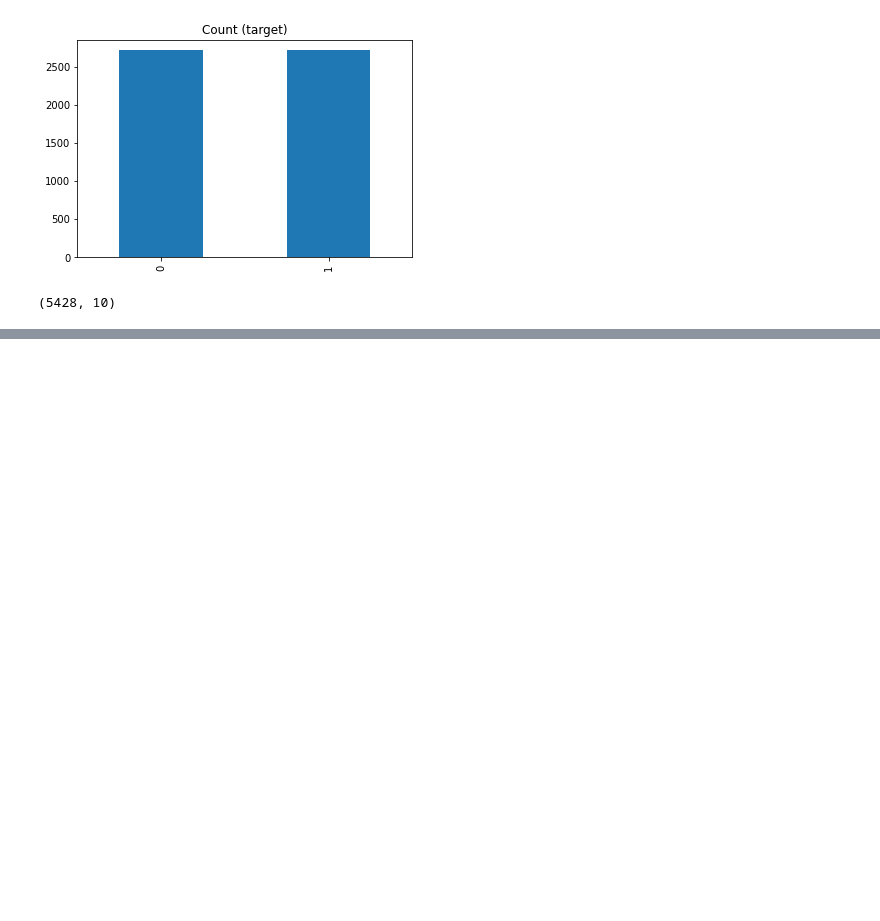
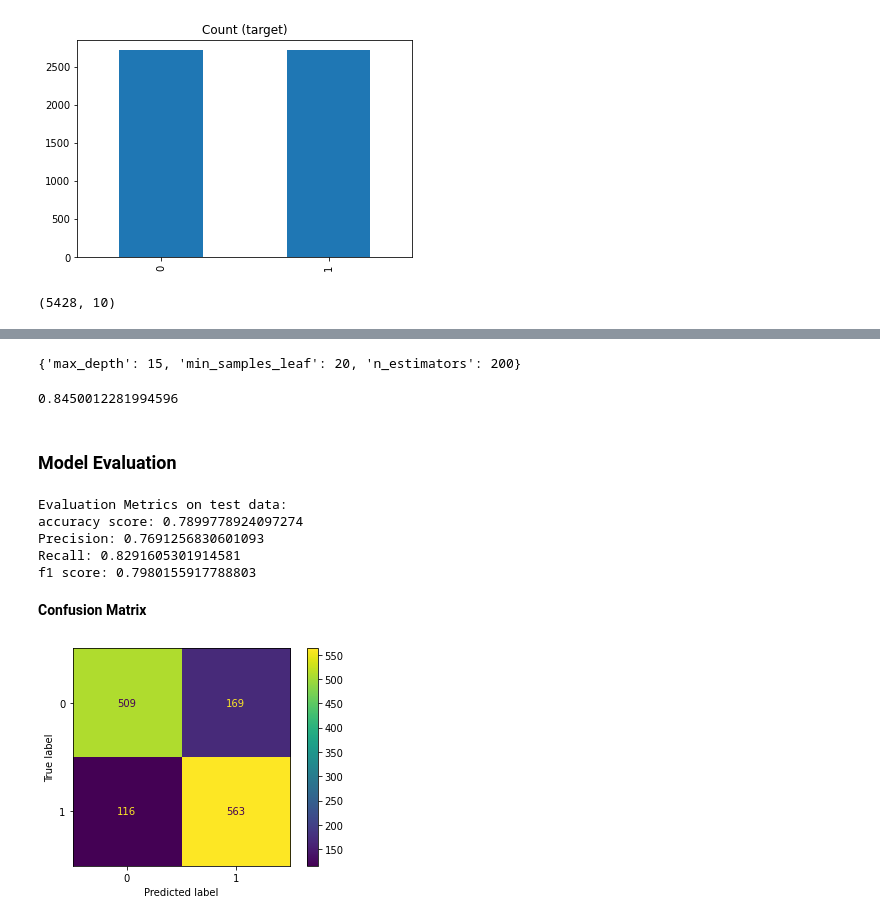
Before and after one commit to harishgawade1999/Cardiovascular-Risk-Prediction-, a Jupyter notebook: Harish_Cardiovascular_Risk_Prediction_Capstone_Project.ipynb, the cells around one changed output, grey strips where cells are left out. Drawn from its saved outputs; the diff is of its cells as text; code cells hidden in the pictures; blank space fills up the shorter version.

```diff
--- a/Harish_Cardiovascular_Risk_Prediction_Capstone_Project.ipynb
+++ b/Harish_Cardiovascular_Risk_Prediction_Capstone_Project.ipynb
@@ -509,0 +653,15 @@ new_df.shape
+# %%
+# hyperparameter grid
+param_dict_rf = {
+    'n_estimators': [100, 150, 200],
+    'max_depth': [int(x) for x in np.linspace(3, 15, num = 13)],
+    'min_samples_leaf': [10, 20, 30]
+  }
+# %%
+# create RandomForestClassifier instance
+rf_model= RandomForestClassifier(random_state= 1)
+
+# fitting model
+rf_grid = RandomizedSearchCV(rf_model, param_dict_rf, cv = 3, verbose=2)
+
+rf_grid.fit(X_train,y_train)
@@ -509,0 +692,8 @@ new_df.shape
+# %%
+# best parameters
+rf_grid.best_params_
+# %% [output]
+{'max_depth': 15, 'min_samples_leaf': 20, 'n_estimators': 200}
+# %%
+# optimal model
+rf_optimal= rf_grid.best_estimator_
@@ -509,0 +707,24 @@ new_df.shape
+# %%
+# train set accuracy score
+accuracy_score(y_train,train_pred_rf)
+# %% [output]
+0.8450012281994596
+# %% [markdown]
+### **Model Evaluation**
+# %%
+# Evaluation metrics
+evaluation_metrics(y_test, test_pred_rf, "RandomForest")
+# %% [output]
+Evaluation Metrics on test data:
+accuracy score: 0.7899778924097274
+Precision: 0.7691256830601093
+Recall: 0.8291605301914581
+f1 score: 0.7980155917788803
+# %% [markdown]
+**Confusion Matrix**
+# %%
+# visualize the confusion matrix
+plot_confusion_matrix(rf_optimal, X_test, y_test)
+plt.show()
+# %% [output]
+[figure, added]
```
Also changed, not shown: parts of 31 cells of this notebook.
